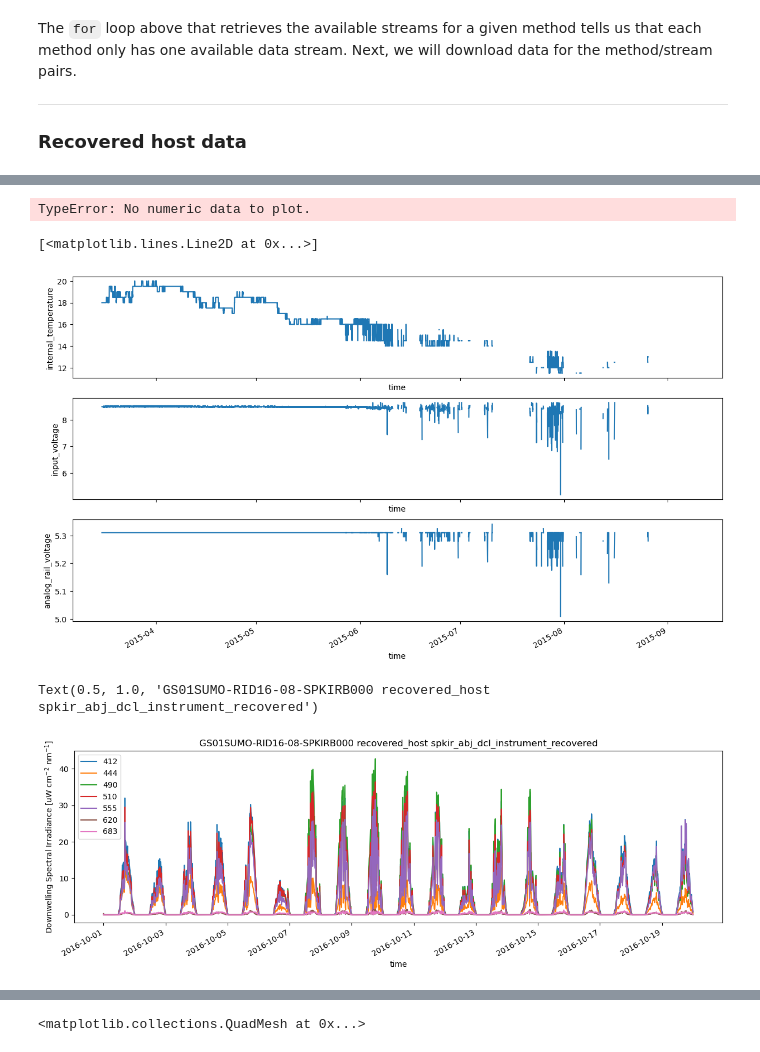
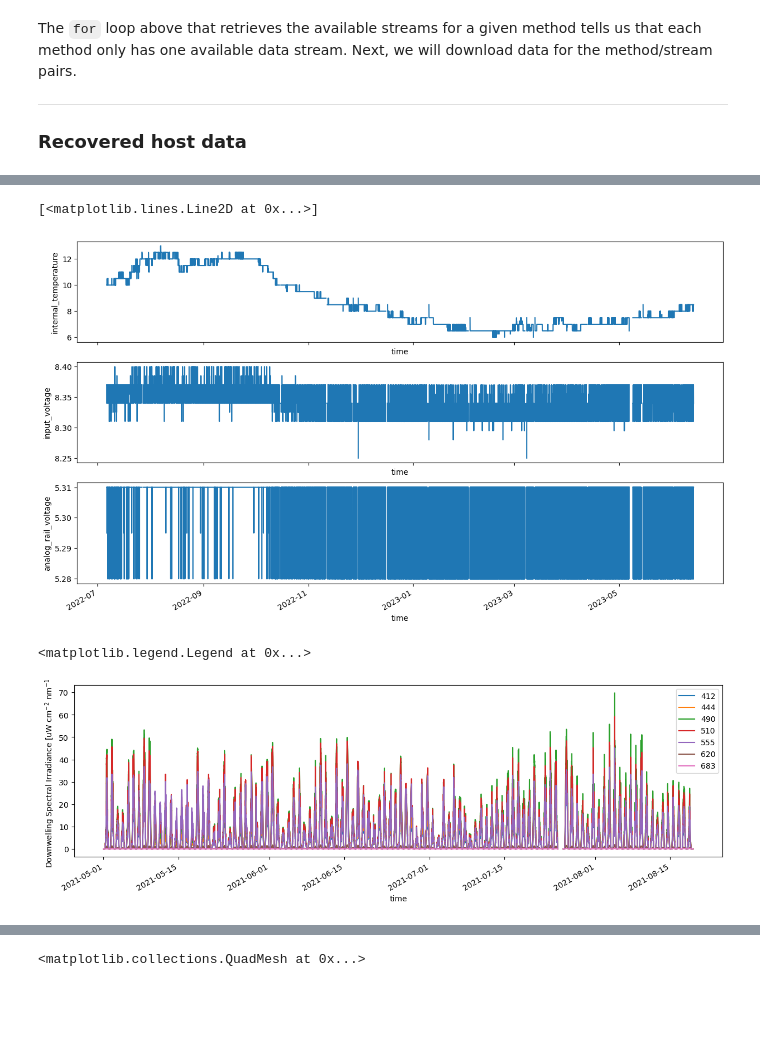
Before and after one commit to cooleyky/qartod_testing, a Jupyter notebook: notebooks/11-Deep-dive-CP01CNSM-RID26-08-SPKIRB000.ipynb, the cells around one changed output, grey strips where cells are left out. Drawn from its saved outputs; the diff is of its cells as text; code cells hidden in the pictures; blank space fills up the shorter version.

Commit message:
Complete data deep dive for Global Irminger

```diff
--- a/notebooks/11-Deep-dive-CP01CNSM-RID26-08-SPKIRB000.ipynb
+++ b/notebooks/11-Deep-dive-CP01CNSM-RID26-08-SPKIRB000.ipynb
@@ -22,7 +23,7 @@ from ooinet import M2M # not sure if importing just M2M is correct/whether there
 from qartod_testing.plotting import nanfill_time_gaps
 # %%
 # Set parameters for data request
-refdes = 'GA01SUMO-RID16-08-SPKIRB000'
+refdes = 'GI01SUMO-RID16-08-SPKIRB000'
 site, node, sensor = refdes.split('-', 2)
 # %%
 # Create dict of methods and associated data streams
@@ -74,7 +98,7 @@ The `for` loop above that retrieves the available streams for a given method tel
 # Set method and stream strings
 method = methods[1]
 stream = streams[method][0]
-deploy = 1
+deploy = 9
 # %%
 # load data from the local kdata directory
 spkir = load_kdata(site, node, sensor, method, stream, ('*deployment%04d*SPKIR*.nc' % deploy))
@@ -135,8 +154,0 @@ spkir_full_time = nanfill_time_gaps(spkir)
-# %%
-# Plot data with gaps in lines where data is missing
-fig, ax = plt.subplots(1,1,figsize=(15,4))
-for var in spkir.variables:
-    if "downwelling_irradiance" in var:
-        spkir[var].plot(ax=ax, label=spkir[var].radiation_wavelength)
-ax.set_ylabel('Downwelling Spectral Irradiance [uW cm$^{-2}$ nm$^{-1}$]')
-plt.legend()
@@ -146,9 +155,3 @@ Text(0.5, 1.0, 'CP01CNSM-RID26-08-SPKIRB000 recovered_host spkir_abj_dcl_instrum
-# %%
-# plot a shorter time series around any peaks to see if it affects all channels
-spkir_full_time.spkir_abj_cspp_downwelling_vector.sel(time=slice('2015-09-25T12:00','2015-10-15T00:00')).plot.line(x="time", hue="spectra")
-plt.title(' '.join([refdes, method, stream]))
-# %% [output]
-TypeError: No numeric data to plot.
 # %%
 #  Checking internal temperature, supply voltage, and analog rail voltage during this time
 fig, ax = plt.subplots(3,1, sharex=True, figsize=(15,8))
@@ -157,16 +160,15 @@ spkir.input_voltage[0].plot.line(ax=ax[1])
 spkir.analog_rail_voltage[0].plot.line(ax=ax[2])
 # %% [output]
 [<matplotlib.lines.Line2D at 0x...>]
-[figure, old version]
+[figure, new version]
 # %%
-# plotting smaller section of time series to investigate in more detail
+# plot a shorter time series
 fig, ax = plt.subplots(1,1,figsize=(15,4))
 for var in spkir.variables:
     if "downwelling_irradiance" in var:
-        spkir[var].sel(time=slice('2016-10-01T00:00','2016-10-20T00:00')).plot(ax=ax, label=spkir[var].radiation_wavelength)
+        spkir[var].sel(time=slice('2021-05-01','2021-09-01')).plot(ax=ax, label=spkir[var].radiation_wavelength)
 ax.set_ylabel('Downwelling Spectral Irradiance [uW cm$^{-2}$ nm$^{-1}$]')
 plt.legend()
-plt.title(' '.join([refdes, method, stream]))
 # %% [output]
-Text(0.5, 1.0, 'GS01SUMO-RID16-08-SPKIRB000 recovered_host spkir_abj_dcl_instrument_recovered')
+<matplotlib.legend.Legend at 0x...>
-[figure, old version]
+[figure, new version]
```
Also changed, not shown: parts of 22 cells of this notebook, 1 other file.
